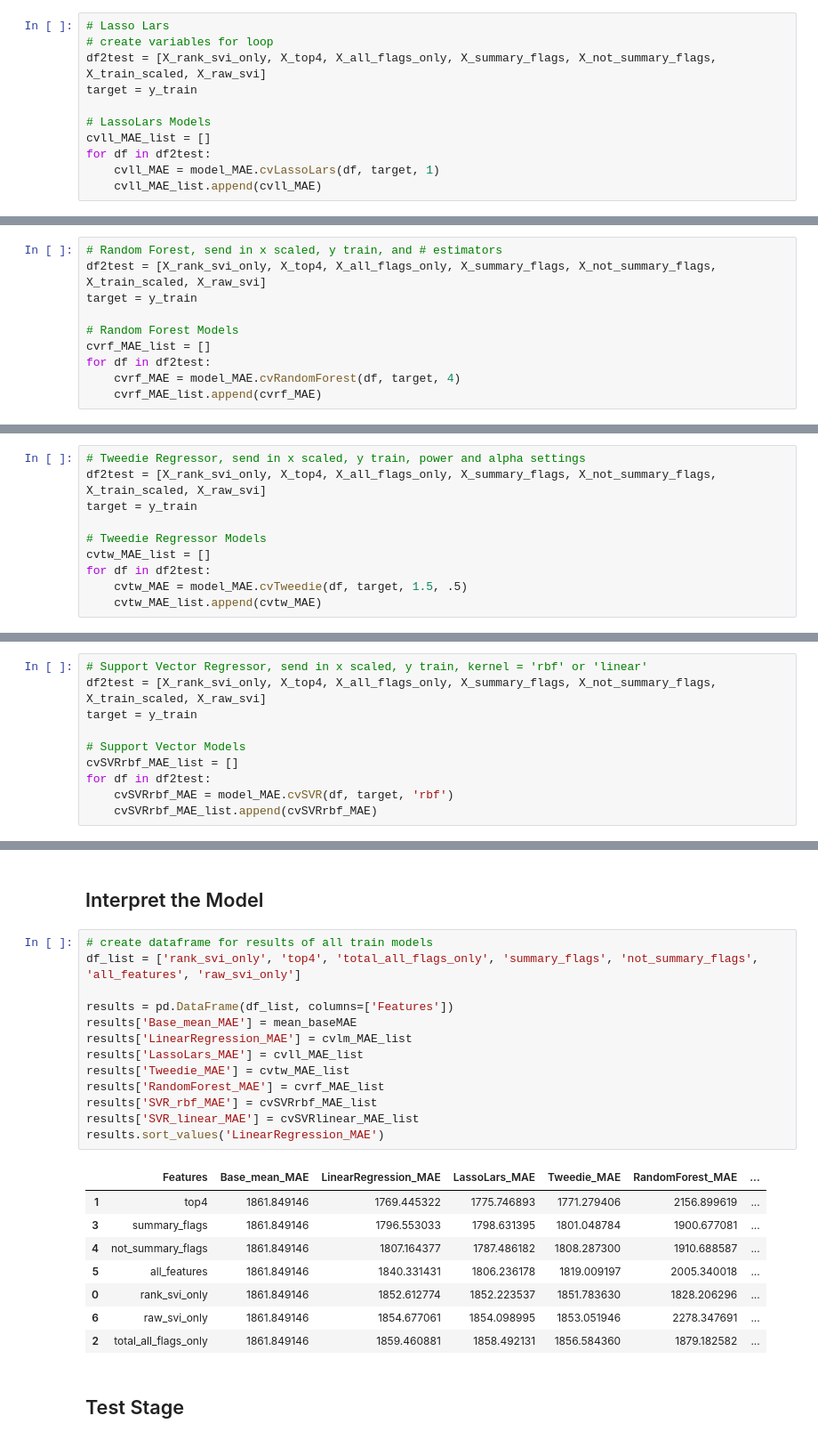
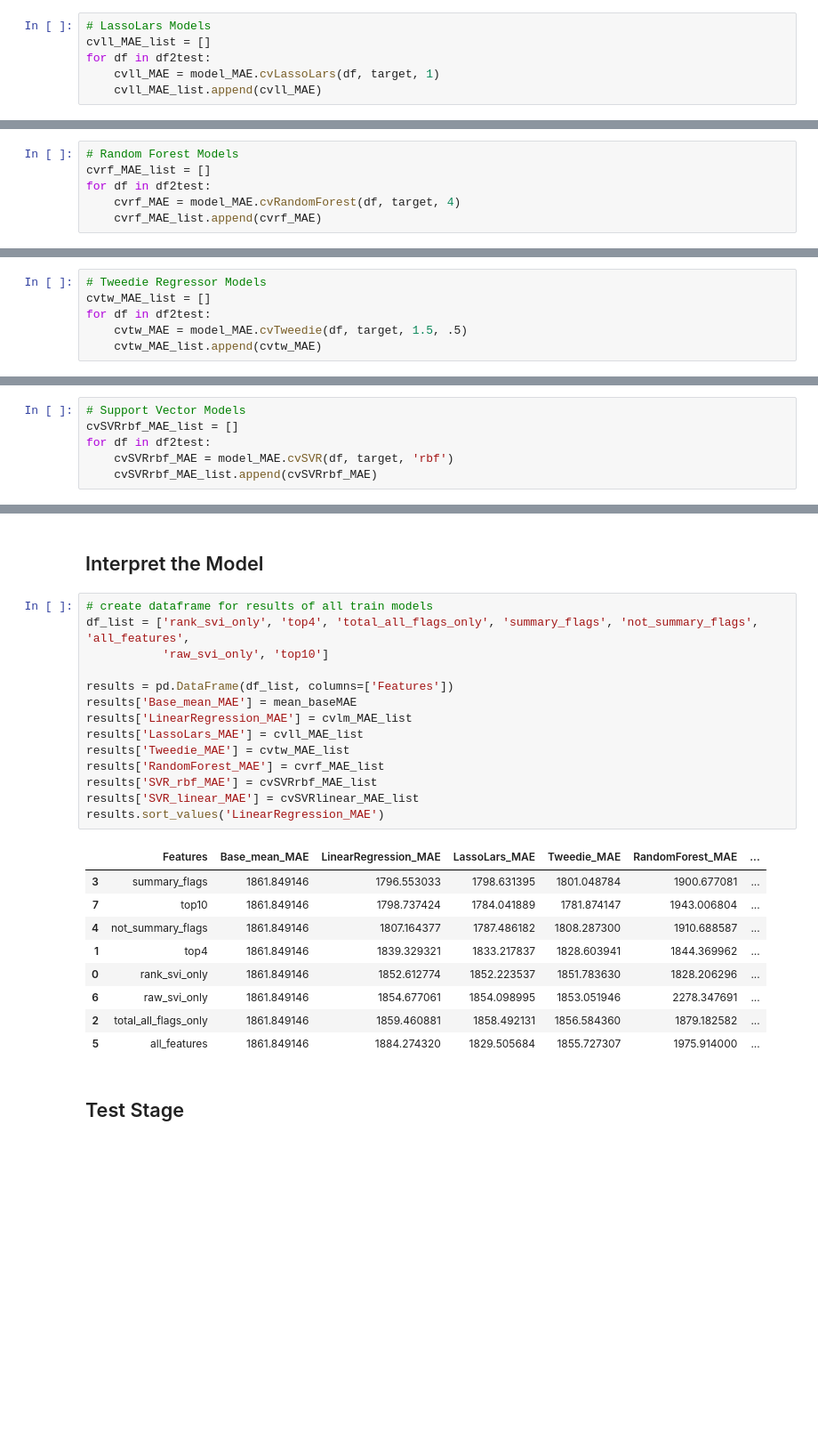
Before and after one commit to SVI-Capstone/svi_capstone, a Jupyter notebook: mvp-dallas.ipynb, the cells around one changed output, grey strips where cells are left out. Shown at 89% size. Cells and saved outputs as stored; diff of their text form; blank space fills up the shorter version.

```diff
--- a/mvp-dallas.ipynb
+++ b/mvp-dallas.ipynb
@@ -342,9 +346,4 @@ MAE: 1854.677 (1259.087)
 # %%
-# Lasso Lars
-# create variables for loop
-df2test = [X_rank_svi_only, X_top4, X_all_flags_only, X_summary_flags, X_not_summary_flags, X_train_scaled, X_raw_svi]
-target = y_train
-
 # LassoLars Models
 cvll_MAE_list = []
 for df in df2test:
@@ -361,8 +361,4 @@ MAE: 1854.099 (1260.013)
 # %%
-# Random Forest, send in x scaled, y train, and # estimators
-df2test = [X_rank_svi_only, X_top4, X_all_flags_only, X_summary_flags, X_not_summary_flags, X_train_scaled, X_raw_svi]
-target = y_train
-
 # Random Forest Models
 cvrf_MAE_list = []
 for df in df2test:
@@ -379,8 +376,4 @@ MAE: 2278.348 (1622.475)
 # %%
-# Tweedie Regressor, send in x scaled, y train, power and alpha settings
-df2test = [X_rank_svi_only, X_top4, X_all_flags_only, X_summary_flags, X_not_summary_flags, X_train_scaled, X_raw_svi]
-target = y_train
-
 # Tweedie Regressor Models
 cvtw_MAE_list = []
 for df in df2test:
@@ -397,8 +391,4 @@ MAE: 1853.052 (1258.906)
 # %%
-# Support Vector Regressor, send in x scaled, y train, kernel = 'rbf' or 'linear'
-df2test = [X_rank_svi_only, X_top4, X_all_flags_only, X_summary_flags, X_not_summary_flags, X_train_scaled, X_raw_svi]
-target = y_train
-
 # Support Vector Models
 cvSVRrbf_MAE_list = []
 for df in df2test:
@@ -434,26 +422,28 @@ MAE: 1865.794 (1320.531)
 ## Interpret the Model
 # %%
 # create dataframe for results of all train models
-df_list = ['rank_svi_only', 'top4', 'total_all_flags_only', 'summary_flags', 'not_summary_flags', 'all_features', 'raw_svi_only']
+df_list = ['rank_svi_only', 'top4', 'total_all_flags_only', 'summary_flags', 'not_summary_flags', 'all_features',
+           'raw_svi_only', 'top10']
 
 results = pd.DataFrame(df_list, columns=['Features'])
 results['Base_mean_MAE'] = mean_baseMAE
 results['LinearRegression_MAE'] = cvlm_MAE_list
 results['LassoLars_MAE'] = cvll_MAE_list
 results['Tweedie_MAE'] = cvtw_MAE_list
 results['RandomForest_MAE'] = cvrf_MAE_list
 results['SVR_rbf_MAE'] = cvSVRrbf_MAE_list
 results['SVR_linear_MAE'] = cvSVRlinear_MAE_list
 results.sort_values('LinearRegression_MAE')
 # %% [output]
 |  | Features | Base_mean_MAE | LinearRegression_MAE | LassoLars_MAE | Tweedie_MAE | RandomForest_MAE | ... |
-| 1 | top4 | 1861.849146 | 1769.445322 | 1775.746893 | 1771.279406 | 2156.899619 | ... |
 | 3 | summary_flags | 1861.849146 | 1796.553033 | 1798.631395 | 1801.048784 | 1900.677081 | ... |
+| 7 | top10 | 1861.849146 | 1798.737424 | 1784.041889 | 1781.874147 | 1943.006804 | ... |
 | 4 | not_summary_flags | 1861.849146 | 1807.164377 | 1787.486182 | 1808.287300 | 1910.688587 | ... |
-| 5 | all_features | 1861.849146 | 1840.331431 | 1806.236178 | 1819.009197 | 2005.340018 | ... |
+| 1 | top4 | 1861.849146 | 1839.329321 | 1833.217837 | 1828.603941 | 1844.369962 | ... |
 | 0 | rank_svi_only | 1861.849146 | 1852.612774 | 1852.223537 | 1851.783630 | 1828.206296 | ... |
 | 6 | raw_svi_only | 1861.849146 | 1854.677061 | 1854.098995 | 1853.051946 | 2278.347691 | ... |
 | 2 | total_all_flags_only | 1861.849146 | 1859.460881 | 1858.492131 | 1856.584360 | 1879.182582 | ... |
+| 5 | all_features | 1861.849146 | 1884.274320 | 1829.505684 | 1855.727307 | 1975.914000 | ... |
 # %% [markdown]
 ## Test Stage
 # %%
```
Also changed, not shown: parts of 22 cells of this notebook.
